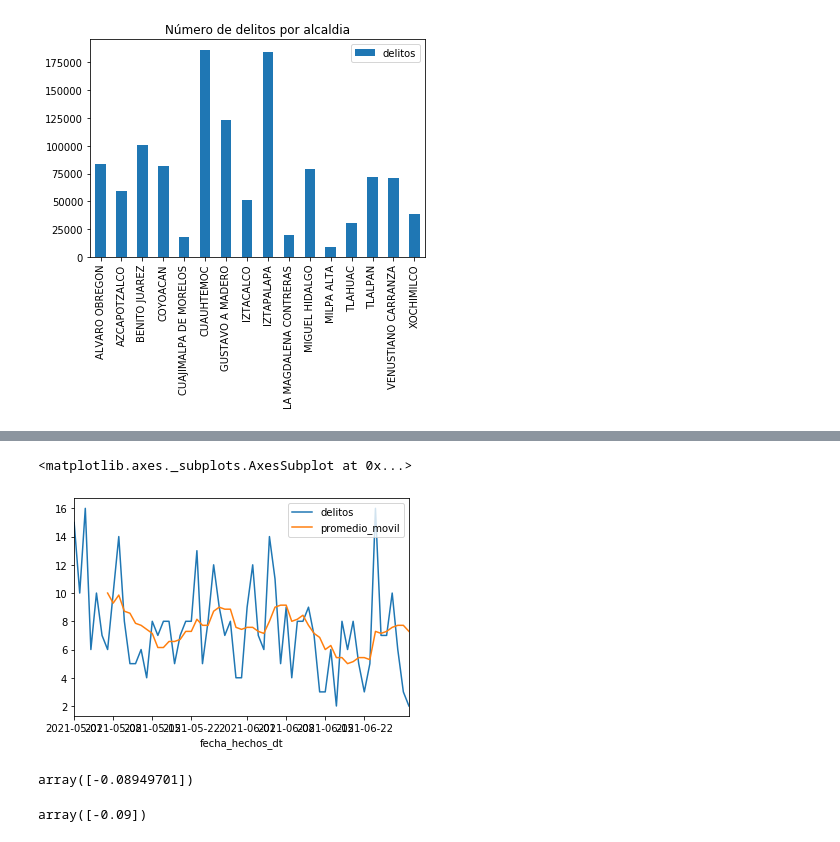
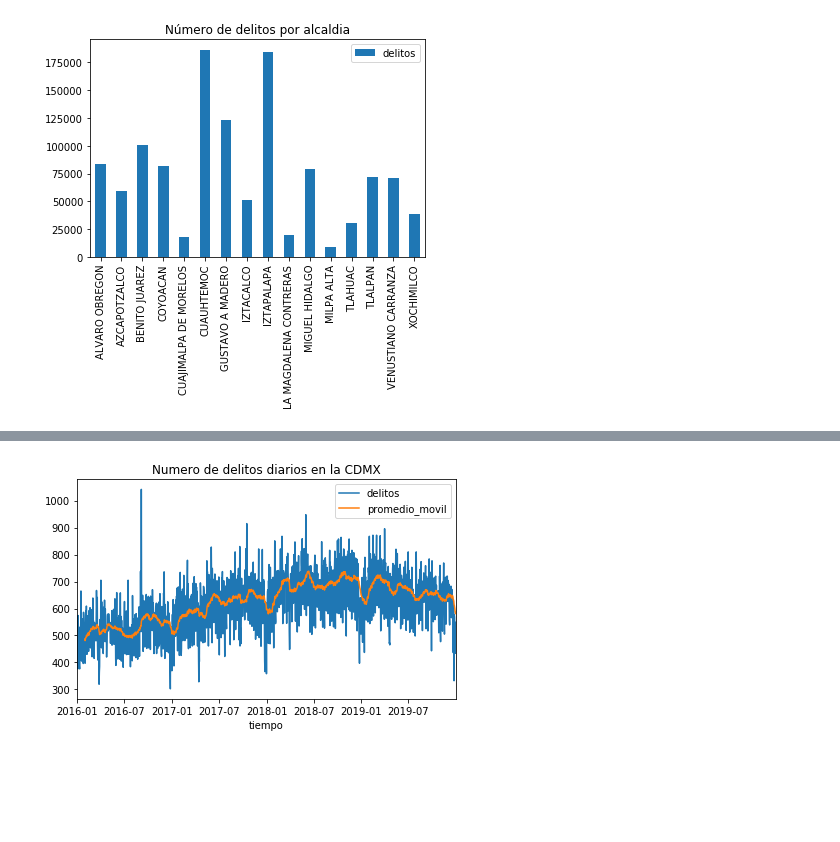
Before and after one commit to DarioDC/OPI, a Jupyter notebook: Examen_DarioDiazCuevas.ipynb, the cells around one changed output, grey strips where cells are left out. Cells and saved outputs as stored; diff of their text form; code cells hidden in the pictures; blank space fills up the shorter version.

```diff
--- a/Examen_DarioDiazCuevas.ipynb
+++ b/Examen_DarioDiazCuevas.ipynb
@@ -538,19 +540,13 @@ array([[ 1.        , -0.41089173],
 # %%
-trend = del_cdmx[['fecha_hechos_dt','delitos']][(del_cdmx['fecha_hechos_dt']>=pd.Timestamp(2021,5,1)) & (del_cdmx['delito'] == "ROBO A CASA HABITACION SIN VIOLENCIA")].groupby('fecha_hechos_dt').count()
-trend['promedio_movil'] = trend.rolling(window=7).mean()
-trend.plot()
-#plt.xlabel("tiempo")
-#plt.title("Delitos diarios en la CDMX")
-#plt.tight_layout()
-#plt.show()
+#conteo de delitos en 2016, 2017, 2018 y 2019 y grafico de serie de tiempo
+trend_est = del_cdmx[['fecha_hechos_dt','delitos']][(del_cdmx['fecha_hechos_dt']>=pd.Timestamp(2016,1,1))&(del_cdmx['fecha_hechos_dt']<pd.Timestamp(2020,1,1))].groupby('fecha_hechos_dt').count()
+
+#generar promedio movil con una ventana de tiempo de 30 dias y graficar
+trend_est['promedio_movil'] = trend_est.rolling(window=30).mean()
+trend_est.plot()
+plt.xlabel("tiempo")
+plt.title("Numero de delitos diarios en la CDMX")
+plt.tight_layout()
+plt.show()
 # %% [output]
-<matplotlib.axes._subplots.AxesSubplot at 0x...>
-[figure, old version]
+[figure, new version]
-# %%
-LinearRegression().fit(X= np.arange(0,61-sum(trend.promedio_movil.isnull())).reshape(-1,1),y=trend.promedio_movil[-(len(trend.promedio_movil) - sum(trend.promedio_movil.isnull())):]).coef_
-# %% [output]
-array([-0.08949701])
-# %%
-LinearRegression().fit(X= np.arange(0,61).reshape(-1,1),y=trend.delitos).coef_.round(2)
-# %% [output]
-array([-0.09])
```
Also changed, not shown: parts of 28 cells of this notebook.
